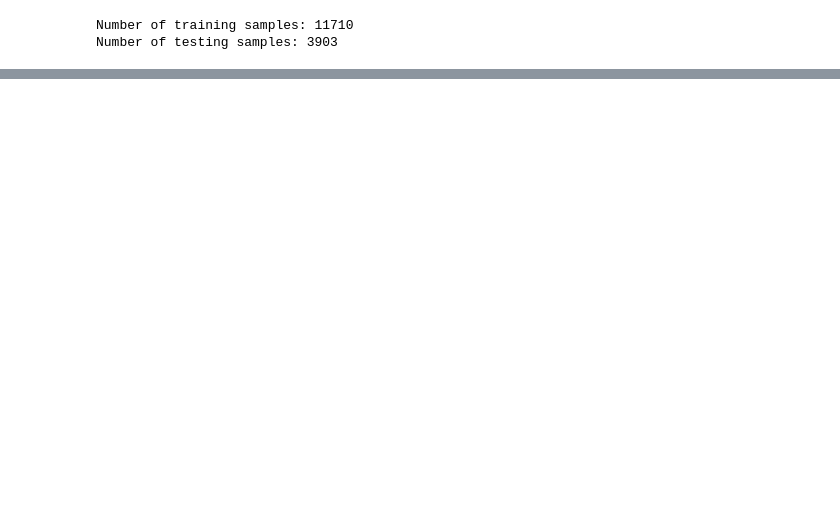
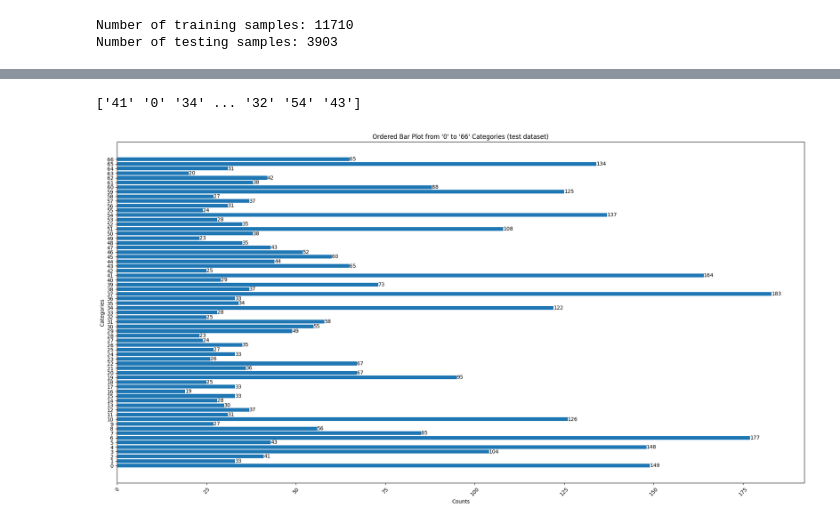
Before and after one commit to marreapato/Deep_Learning_Course, a Jupyter notebook: Reading_MIT_Indoor_Scene.ipynb, the cells around one changed output, grey strips where cells are left out. Saved outputs shown, nothing was run; the diff lists cells and outputs as text; code cells hidden in the pictures; blank space fills up the shorter version.

```diff
--- a/Reading_MIT_Indoor_Scene.ipynb
+++ b/Reading_MIT_Indoor_Scene.ipynb
@@ -255,0 +293,56 @@ plt.show()
+# %%
+label_to_count_test=[]
+
+for i in range(0,len(test_dataset)):
+
+  label_to_count_test.append(test_dataset[i][1])
+  print(i)
+# %%
+# Your NumPy array of integers
+my_array_test = np.array(label_to_count_test)  # Example codes for 'A', 'B', 'C'
+
+# Convert integers to strings using NumPy's vectorized operations
+string_array_test = my_array_test.astype(str)
+
+# Now, 'string_array' contains the elements as strings
+print(string_array_test)
+# %% [output]
+['41' '0' '34' ... '32' '54' '43']
+# %%
+from collections import Counter
+
+# Count the occurrences of each category using Counter
+category_counts_test = Counter(string_array_test)
+
+# Separate the categories and their counts
+categories = list(category_counts_test.keys())
+counts = list(category_counts_test.values())
+
+# Define the desired order for the categories (ascending order)
+desired_order = [str(i) for i in range(67)]
+
+# Create a larger figure (adjust the figure size as needed)
+plt.figure(figsize=(24, 12))
+
+# Create a horizontal bar plot with ordered categories
+bars = plt.barh(desired_order, [category_counts_test[category] for category in desired_order])
+
+# Add labels and a title
+plt.xlabel("Counts")
+plt.ylabel("Categories")
+plt.title("Ordered Bar Plot from '0' to '66' Categories (test dataset)")
+
+# Rotate y-axis labels for better readability
+plt.yticks(rotation=0)
+
+# Add labels on top of each bar
+for bar, count in zip(bars, [category_counts_test[category] for category in desired_order]):
+    plt.text(bar.get_width(), bar.get_y() + bar.get_height() / 2, str(count), ha='left', va='center')
+
+# Rotate x-axis labels (adjust the angle as needed)
+plt.xticks(rotation=45)  # Rotate labels by 45 degrees
+
+# Show the plot
+plt.show()
+# %% [output]
+[figure, added]
```
Also changed, not shown: parts of 18 cells of this notebook.
